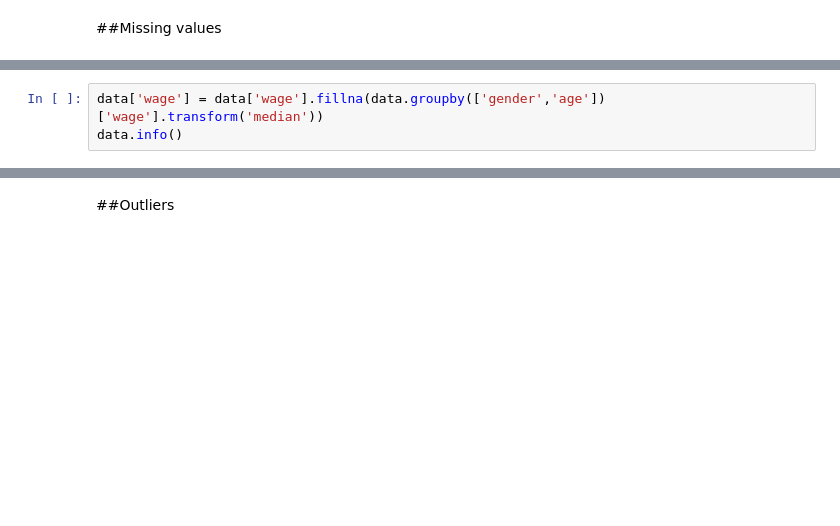
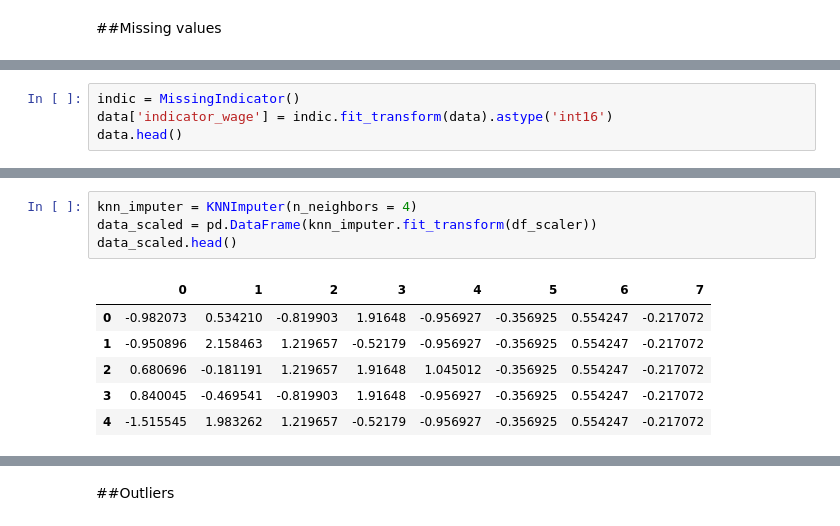
Before and after one commit to LuchoValr/Machine_Learning, a Jupyter notebook: Proyecto3.ipynb, the cells around one changed output, grey strips where cells are left out. Cells and saved outputs as stored; diff of their text form; blank space fills up the shorter version.

```diff
--- a/Proyecto3.ipynb
+++ b/Proyecto3.ipynb
@@ -183,3 +151,0 @@ data.pivot_table(index=['gender','age'],values='wage',aggfunc=['mean','median'])
-# %%
-data['wage'] = data['wage'].fillna(data.groupby(['gender','age'])['wage'].transform('median'))
-data.info()
@@ -199,0 +162,4 @@ memory usage: 31.4+ KB
+# %%
+indic = MissingIndicator()
+data['indicator_wage'] = indic.fit_transform(data).astype('int16')
+data.head()
@@ -199,0 +182,11 @@ memory usage: 31.4+ KB
+# %%
+knn_imputer = KNNImputer(n_neighbors = 4)
+data_scaled = pd.DataFrame(knn_imputer.fit_transform(df_scaler))
+data_scaled.head()
+# %% [output]
+|  | 0 | 1 | 2 | 3 | 4 | 5 | 6 | 7 |
+| 0 | -0.982073 | 0.534210 | -0.819903 | 1.91648 | -0.956927 | -0.356925 | 0.554247 | -0.217072 |
+| 1 | -0.950896 | 2.158463 | 1.219657 | -0.52179 | -0.956927 | -0.356925 | 0.554247 | -0.217072 |
+| 2 | 0.680696 | -0.181191 | 1.219657 | 1.91648 | 1.045012 | -0.356925 | 0.554247 | -0.217072 |
+| 3 | 0.840045 | -0.469541 | -0.819903 | 1.91648 | -0.956927 | -0.356925 | 0.554247 | -0.217072 |
+| 4 | -1.515545 | 1.983262 | 1.219657 | -0.52179 | -0.956927 | -0.356925 | 0.554247 | -0.217072 |
```
Also changed, not shown: parts of 32 cells of this notebook.
